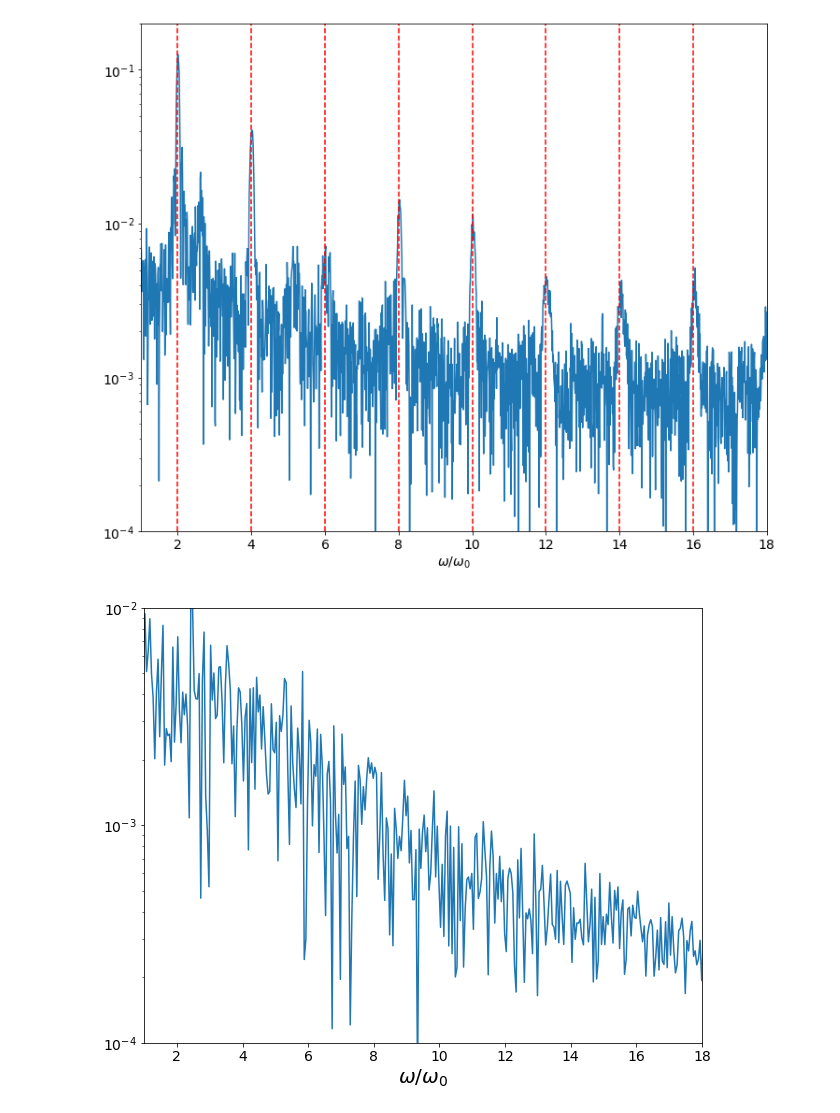
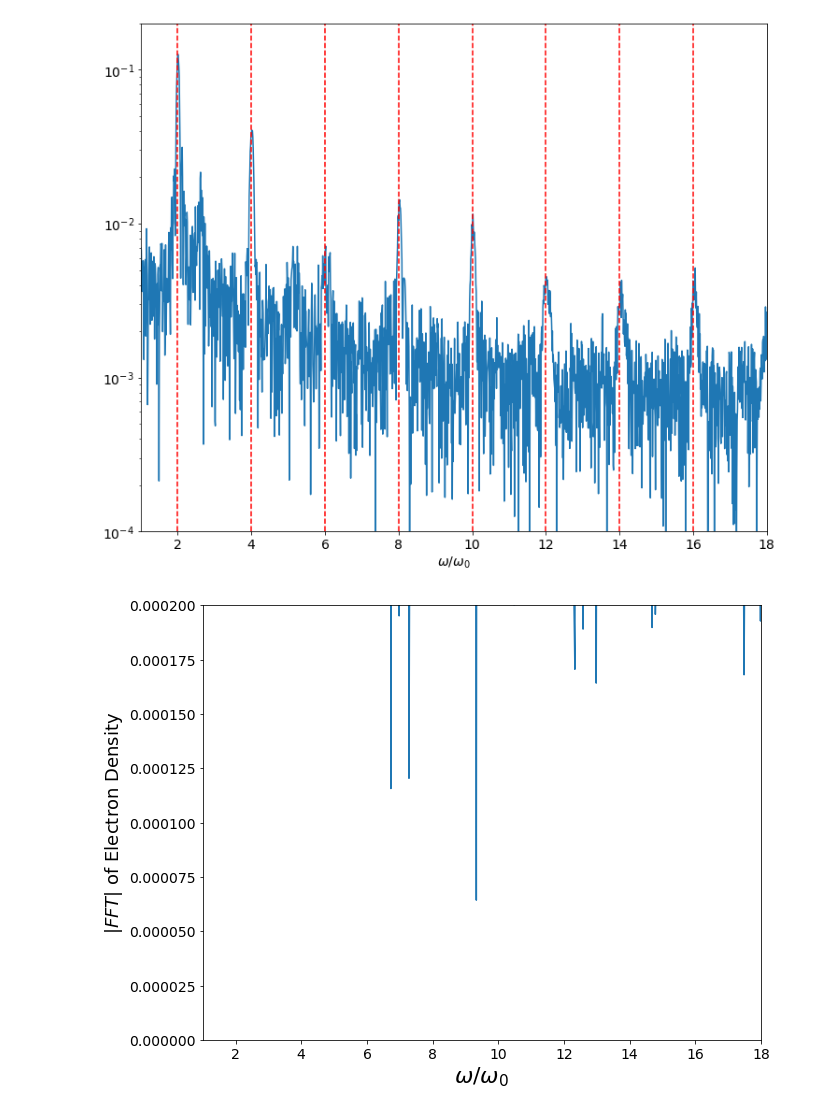
Before and after one commit to Hari31416/MSc_Project, a Jupyter notebook: EPOCH/High_Harmonic_Generation/long_runs/oscillations_2.ipynb, the cells around one changed output. Cells and saved outputs as stored; diff of their text form; code cells hidden in the pictures.

```diff
--- a/EPOCH/High_Harmonic_Generation/long_runs/oscillations_2.ipynb
+++ b/EPOCH/High_Harmonic_Generation/long_runs/oscillations_2.ipynb
@@ -212,12 +213,15 @@ def plot_fft_range(t_start=0, t_end=len(ALL_FILES), NX = 70, ax=None, title="",
     y = np.fft.fftshift(np.abs(y)/max(np.abs(y)))
     # plt.figure(figsize=(12,10))
     ax.plot(omega/omega0, y)
-    ax.set_yscale("log")
+    # ax.set_yscale("log")
     ax.set_xlim(1,18)
     # for i in np.arange(2,18,2):
     #     ax.axvline(i, color = "red", ls = "--")
     ax.set_xlabel("$\omega/\omega_0$", fontdict={
-    'fontsize' : 20
+    'fontsize' : 22
+    })
+    ax.set_ylabel("$|FFT|$ of Electron Density", fontdict={
+    'fontsize' : 18
     })
     ax.set_title(title)
     ax.set_ylim(ylim);
@@ -225,7 +229,8 @@ def plot_fft_range(t_start=0, t_end=len(ALL_FILES), NX = 70, ax=None, title="",
 def time_to_index(t):
     return int(t*len(ALL_FILES)/100)
 # %%
-plot_fft_range(t_start=time_to_index(0), t_end=time_to_index(20), NX=offset, ax = plt.gca(), ylim = (0.0001, 1e-2))
+plot_fft_range(t_start=time_to_index(0), t_end=time_to_index(20), NX=offset,
+    ax = plt.gca(),ylim = (0, 2e-4))
 # %% [output]
-[figure, old version]
+[figure, new version]
 # %%
```
Also changed, not shown: parts of 6 cells of this notebook, 34 other files.
